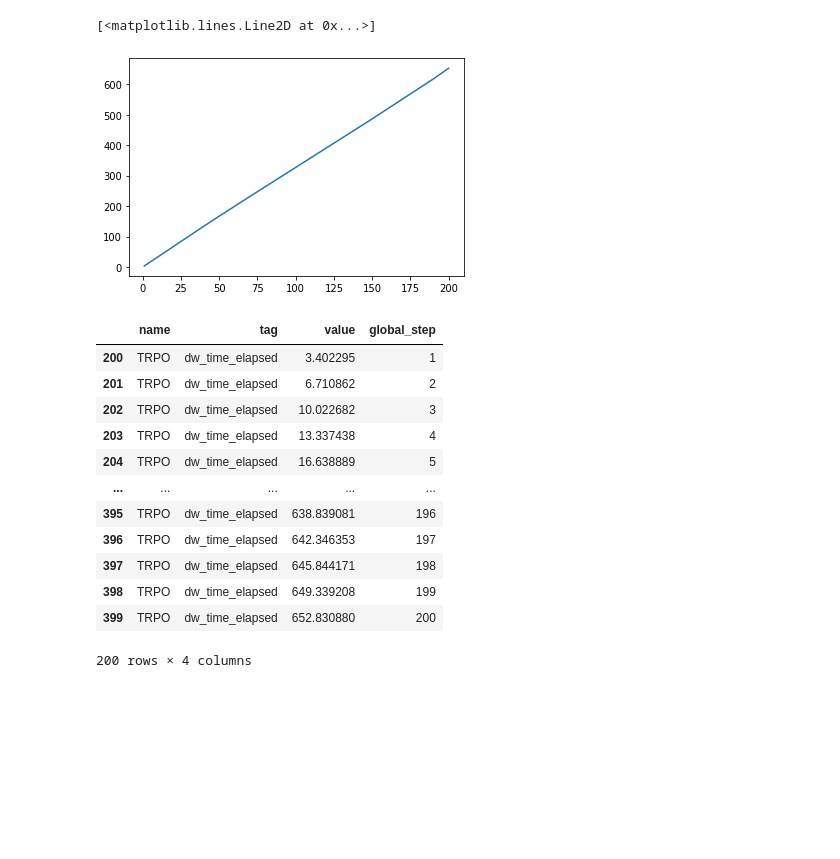
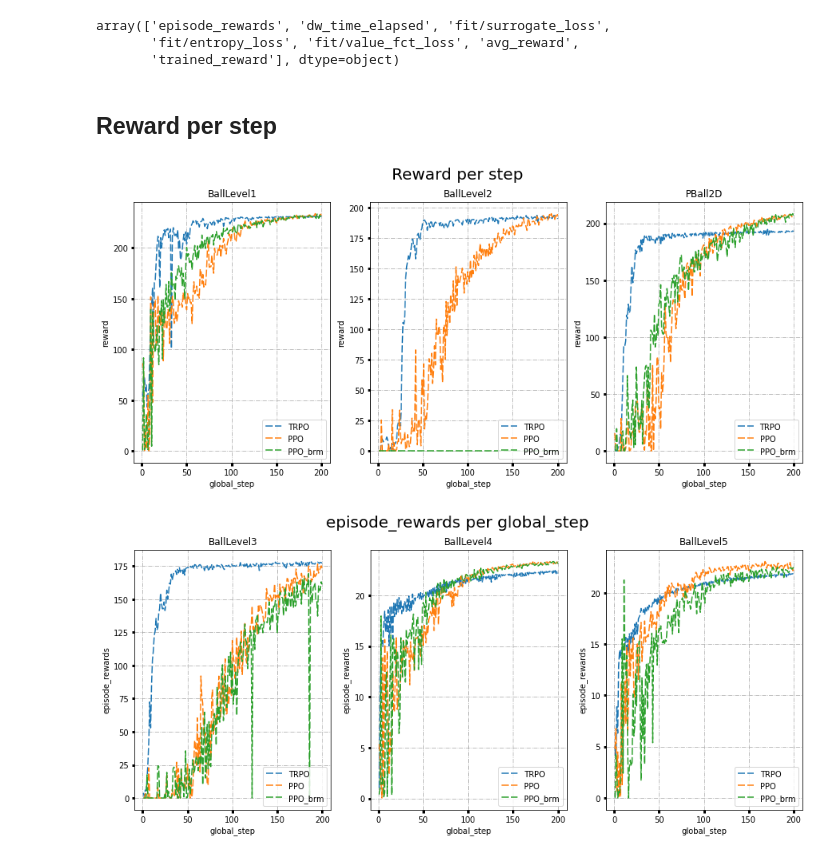
Before and after one commit to kim0n0/rlberry, a Jupyter notebook: benchmark_ppo_trpo.ipynb, the cells around one changed output. Saved outputs shown, nothing was run; the diff lists cells and outputs as text; code cells hidden in the pictures; blank space fills up the shorter version.

Commit message:
Benchmark graphes

```diff
--- a/benchmark_ppo_trpo.ipynb
+++ b/benchmark_ppo_trpo.ipynb
@@ -58,23 +53,10 @@ plt.plot(df[df.tag == 'dw_time_elapsed'].global_step, df[df.tag == 'episode_rewa
-# %%
-df[df.tag == 'dw_time_elapsed']
-
-plt.plot(df[df.tag == 'dw_time_elapsed'].global_step, df[df.tag == 'dw_time_elapsed'].value)
-# %% [output]
-[<matplotlib.lines.Line2D at 0x...>]
-[figure, removed]
-# %%
-df[df.tag == 'dw_time_elapsed']
-# %% [output]
-|  | name | tag | value | global_step |
-| 200 | TRPO | dw_time_elapsed | 3.402295 | 1 |
-| 201 | TRPO | dw_time_elapsed | 6.710862 | 2 |
-| 202 | TRPO | dw_time_elapsed | 10.022682 | 3 |
-| 203 | TRPO | dw_time_elapsed | 13.337438 | 4 |
-| 204 | TRPO | dw_time_elapsed | 16.638889 | 5 |
-| ... | ... | ... | ... | ... |
-| 395 | TRPO | dw_time_elapsed | 638.839081 | 196 |
-| 396 | TRPO | dw_time_elapsed | 642.346353 | 197 |
-| 397 | TRPO | dw_time_elapsed | 645.844171 | 198 |
-| 398 | TRPO | dw_time_elapsed | 649.339208 | 199 |
-| 399 | TRPO | dw_time_elapsed | 652.830880 | 200 |
-200 rows × 4 columns
+# %%
+bench = 'PPO_RacecarGymEnv'
+df = benchmark[bench + '.csv']
+df.tag.unique()
+# %% [output]
+array(['episode_rewards', 'dw_time_elapsed', 'fit/surrogate_loss',
+       'fit/entropy_loss', 'fit/value_fct_loss', 'avg_reward',
+       'trained_reward'], dtype=object)
+# %% [markdown]
+## Reward per step
@@ -80,0 +79,33 @@ df[df.tag == 'dw_time_elapsed']
+# %%
+benchmark_used = ['BallLevel1','BallLevel2','PBall2D']
+algorithm = ['TRPO', 'PPO', 'PPO_brm']
+tag = 'episode_rewards'
+
+fig, ax = plt.subplots(1,len(benchmark_used),figsize=(15,6))
+
+for idx,bench in enumerate(benchmark_used):
+    for algo in algorithm:
+        df = benchmark[algo + '_' + bench +  '.csv']
+        ax[idx].plot(df[df.tag == 'episode_rewards'].global_step,  df[df.tag == 'episode_rewards'].value, label=algo, dashes=[6, 2]) #, color = 'red')
+    #scores_err = np.array(scores[solver]['time'])*0.05
+    #ax.fill_between(np.array(noises)*100, np.array(scores[solver]['time']) - scores_err, np.array(scores[solver]['time']) + scores_err, alpha=0.2, color = color_solver(solver))
+
+    #ax[idx].xaxis.set_major_formatter(mtick.PercentFormatter())
+
+    plt.suptitle(f"Reward per step\n", size=20)
+    ax[idx].set_xlabel("global_step")
+    ax[idx].set_ylabel("reward")
+    ax[idx].grid(True, linestyle='-.')
+    ax[idx].set_title(f"{bench}")
+    ax[idx].tick_params(labelsize='medium', width=3)
+    ax[idx].legend(loc='lower right')
+# %% [output]
+[figure, added]
+# %%
+benchmark_used = ['BallLevel3','BallLevel4','BallLevel5']
+algorithm = ['TRPO', 'PPO', 'PPO_brm']
+tag = 'episode_rewards'
+
+graph_plot(benchmark_used,algorithm, tag)
+# %% [output]
+[figure, added]
```
Also changed, not shown: parts of 10 cells of this notebook.
